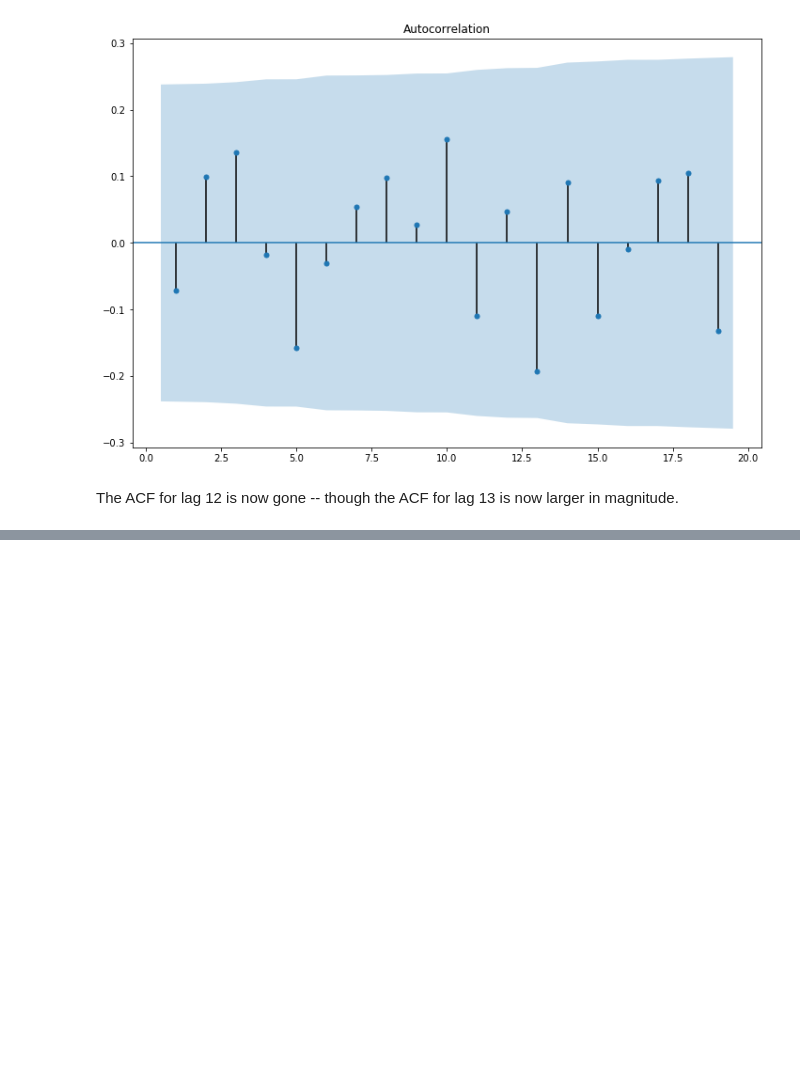
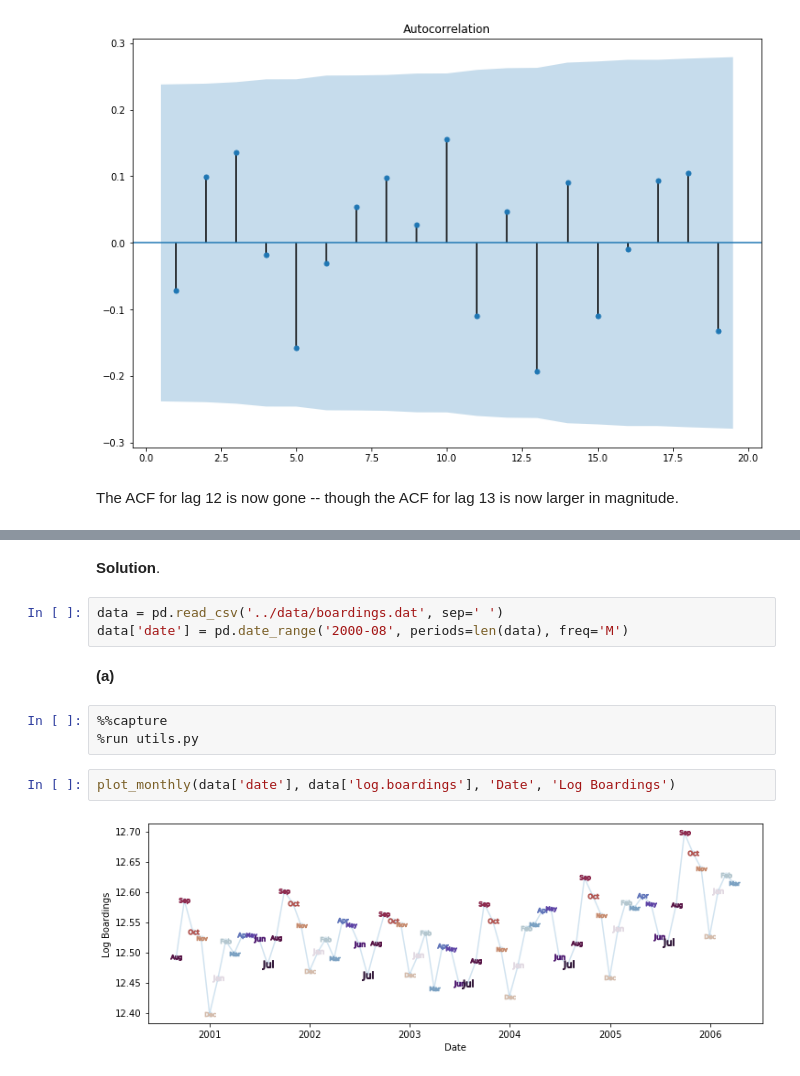
Before and after one commit to telmo-correa/time-series-analysis, a Jupyter notebook: Python/Chapter 11 (Ex 11 - 20) - Time Series Regression Models.ipynb, the cells around one changed output, grey strips where cells are left out. Cells and saved outputs as stored; diff of their text form; blank space fills up the shorter version.

```diff
--- a/Python/Chapter 11 (Ex 11 - 20) - Time Series Regression Models.ipynb
+++ b/Python/Chapter 11 (Ex 11 - 20) - Time Series Regression Models.ipynb
@@ -328,0 +335,14 @@ The ACF for lag 12 is now gone -- though the ACF for lag 13 is now larger in mag
+# %% [markdown]
+**Solution**.
+# %%
+data = pd.read_csv('../data/boardings.dat', sep=' ')
+data['date'] = pd.date_range('2000-08', periods=len(data), freq='M')
+# %% [markdown]
+**(a)**
+# %%
+%%capture
+%run utils.py
+# %%
+plot_monthly(data['date'], data['log.boardings'], 'Date', 'Log Boardings')
+# %% [output]
+[figure, added]
```
Also changed, not shown: parts of 42 cells of this notebook, 1 other file.
